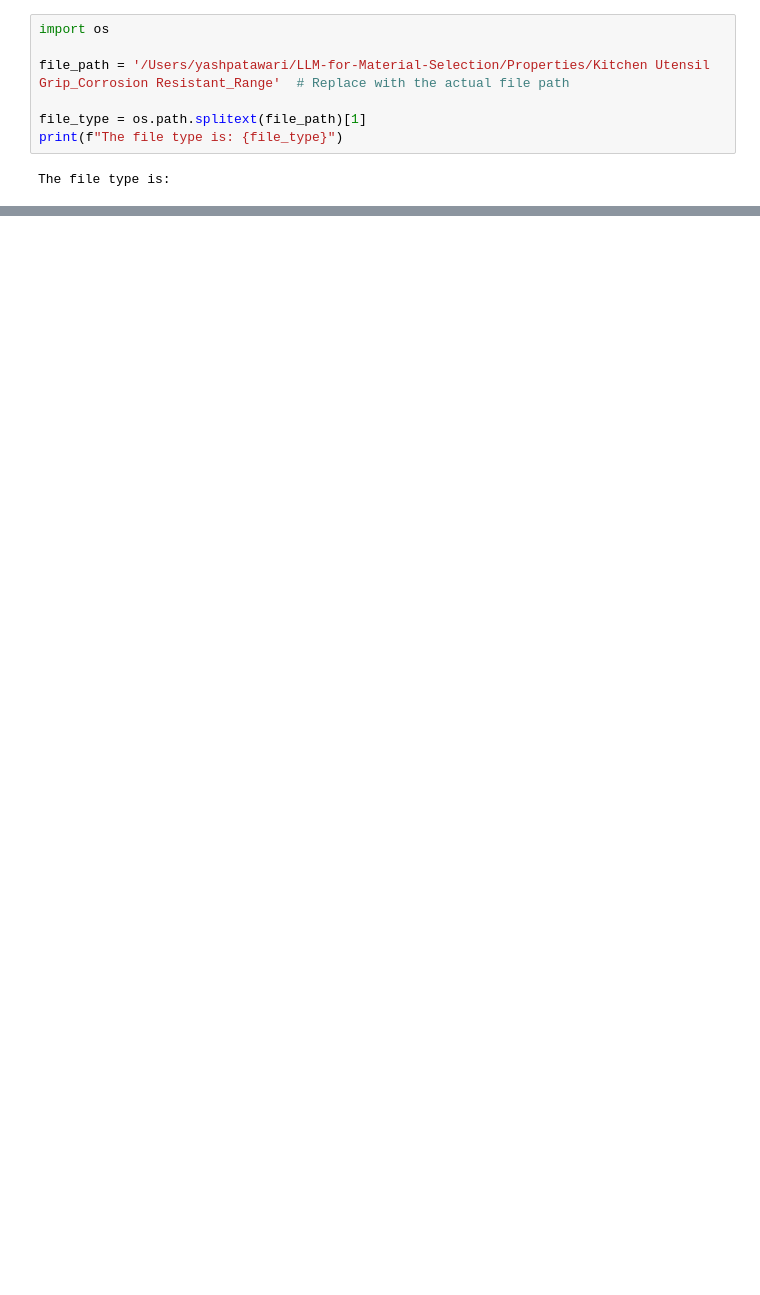
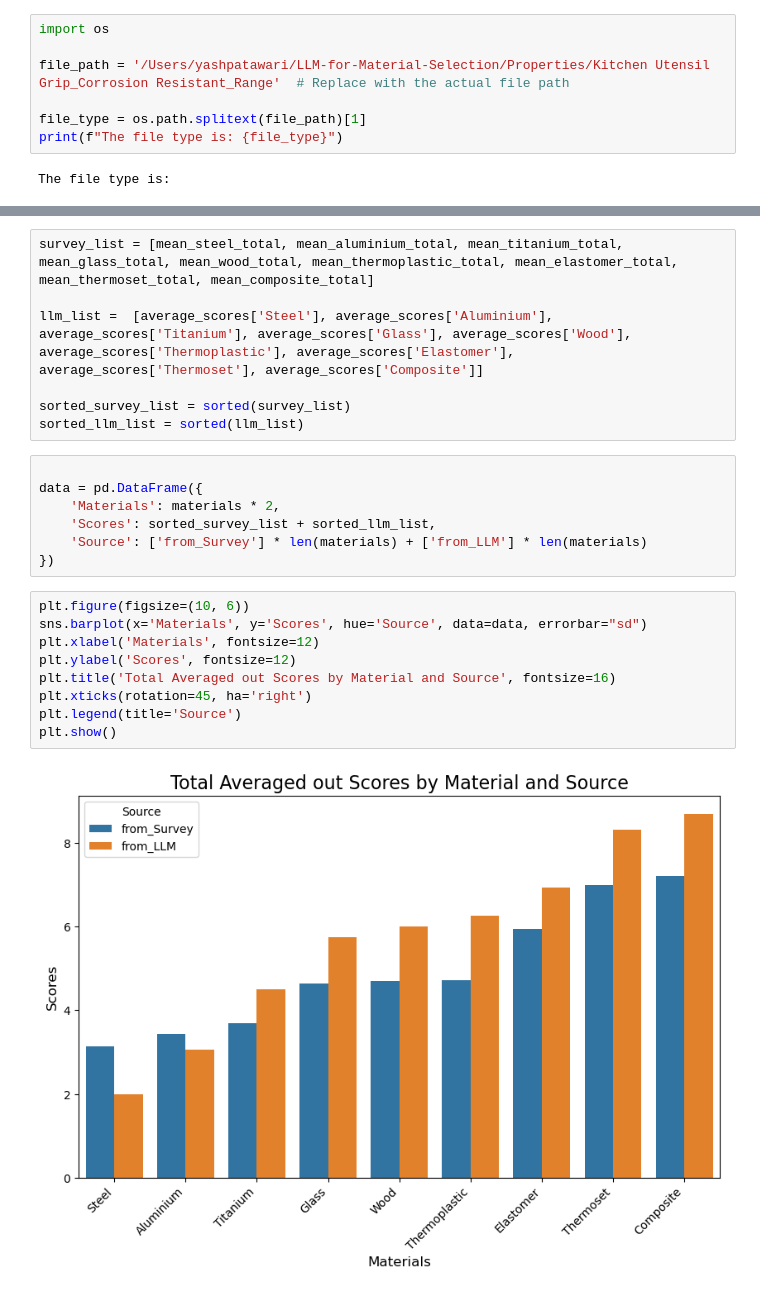
Before and after one commit to cmudrc/LLM-for-Material-Selection, a Jupyter notebook: SurveyLLM comparison.ipynb, the cells around one changed output, grey strips where cells are left out. Drawn from its saved outputs; the diff is of its cells as text; blank space fills up the shorter version.

```diff
--- a/SurveyLLM comparison.ipynb
+++ b/SurveyLLM comparison.ipynb
@@ -975,0 +1110,25 @@ The file type is:
+# %%
+survey_list = [mean_steel_total, mean_aluminium_total, mean_titanium_total, mean_glass_total, mean_wood_total, mean_thermoplastic_total, mean_elastomer_total, mean_thermoset_total, mean_composite_total]
+
+llm_list =  [average_scores['Steel'], average_scores['Aluminium'], average_scores['Titanium'], average_scores['Glass'], average_scores['Wood'], average_scores['Thermoplastic'], average_scores['Elastomer'], average_scores['Thermoset'], average_scores['Composite']]
+
+sorted_survey_list = sorted(survey_list)
+sorted_llm_list = sorted(llm_list)
+# %%
+
+data = pd.DataFrame({
+    'Materials': materials * 2,
+    'Scores': sorted_survey_list + sorted_llm_list,
+    'Source': ['from_Survey'] * len(materials) + ['from_LLM'] * len(materials)
+})
+# %%
+plt.figure(figsize=(10, 6))
+sns.barplot(x='Materials', y='Scores', hue='Source', data=data, errorbar="sd")
+plt.xlabel('Materials', fontsize=12)
+plt.ylabel('Scores', fontsize=12)
+plt.title('Total Averaged out Scores by Material and Source', fontsize=16)
+plt.xticks(rotation=45, ha='right')
+plt.legend(title='Source')
+plt.show()
+# %% [output]
+[figure, added]
```
Also changed, not shown: parts of 16 cells of this notebook, 21 other files.
